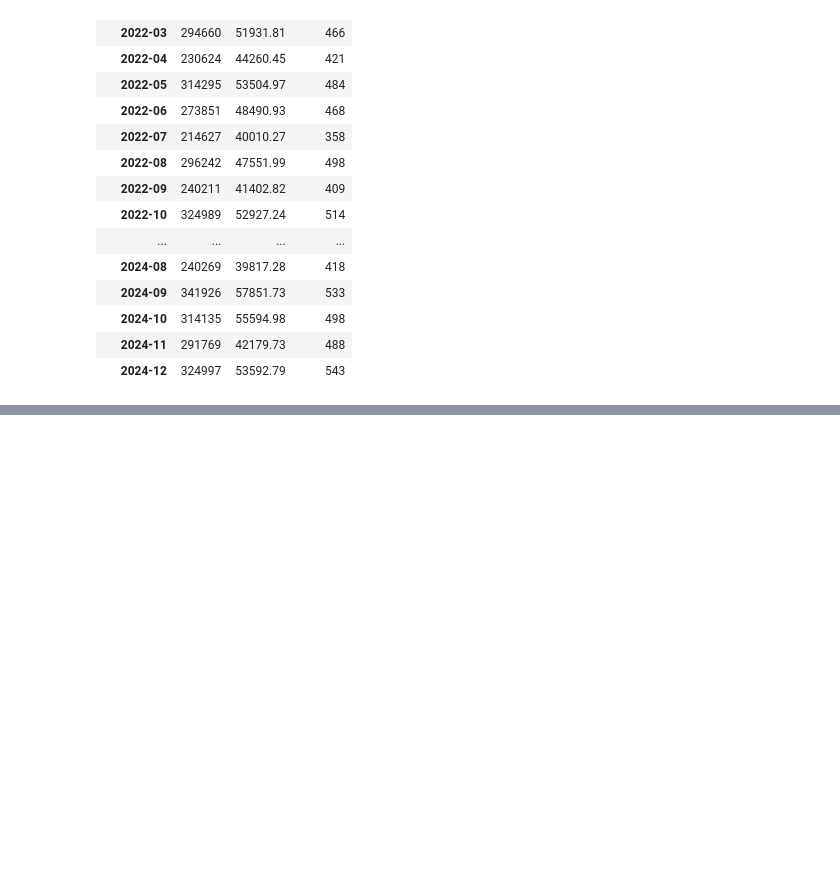
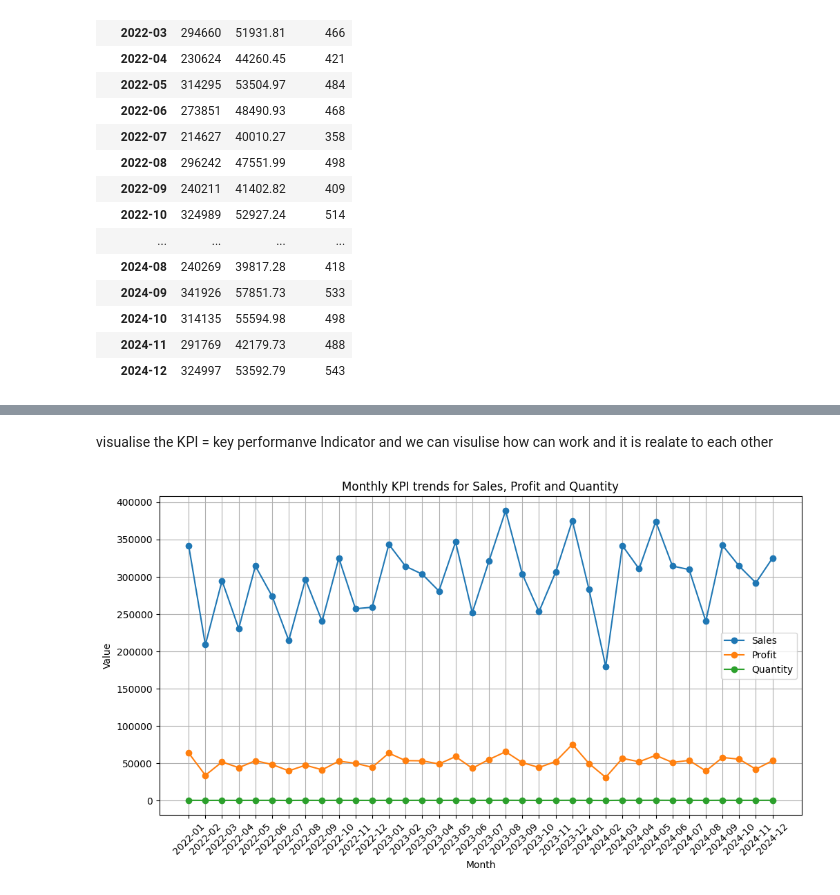
Before and after one commit to lakshyasinghal08/E-commerce-Sales--Analysis, a Jupyter notebook: analyse.ipynb, the cells around one changed output, grey strips where cells are left out. Cells and saved outputs as stored; diff of their text form; code cells hidden in the pictures; blank space fills up the shorter version.

Commit message:
visual the trends

```diff
--- a/analyse.ipynb
+++ b/analyse.ipynb
@@ -122,3 +122,7 @@ monthly_kpi
 | 2024-10 | 314135 | 55594.98 | 498 |
 | 2024-11 | 291769 | 42179.73 | 488 |
 | 2024-12 | 324997 | 53592.79 | 543 |
+# %%
+df['Sales'] = pd.to_numeric(df['Sales'], errors='coerce')
+df['Profit'] = pd.to_numeric(df['Profit'], errors='coerce')
+df['Quantity'] = pd.to_numeric(df['Quantity'], errors='coerce')
@@ -124,0 +144,22 @@ monthly_kpi
+# %% [markdown]
+visualise the KPI = key performanve Indicator and we can visulise how can work and it is realate to each other
+# %%
+import matplotlib.pyplot as plt
+
+monthly_kpi = df.groupby('Year-Month')[['Sales','Profit','Quantity']].sum().sort_index()
+
+plt.figure(figsize=(12,6))
+
+plt.plot(monthly_kpi.index.astype(str), monthly_kpi['Sales'], marker='o', label="Sales")
+plt.plot(monthly_kpi.index.astype(str), monthly_kpi['Profit'], marker='o', label="Profit")
+plt.plot(monthly_kpi.index.astype(str), monthly_kpi['Quantity'], marker='o', label="Quantity")
+
+plt.title("Monthly KPI trends for Sales, Profit and Quantity")
+plt.xlabel("Month")
+plt.ylabel("Value")
+plt.grid(True)
+plt.legend()
+plt.xticks(rotation=45)
+plt.show()
+# %% [output]
+[figure, added]
```
Also changed, not shown: parts of 7 cells of this notebook, 1 other file.
